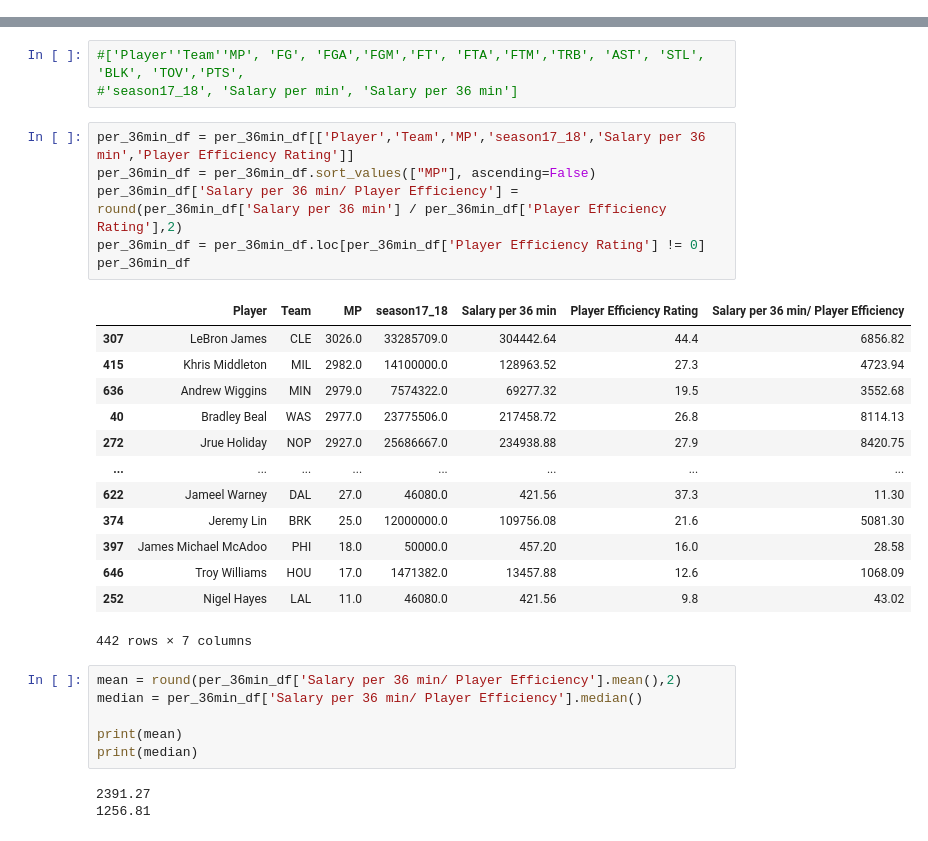
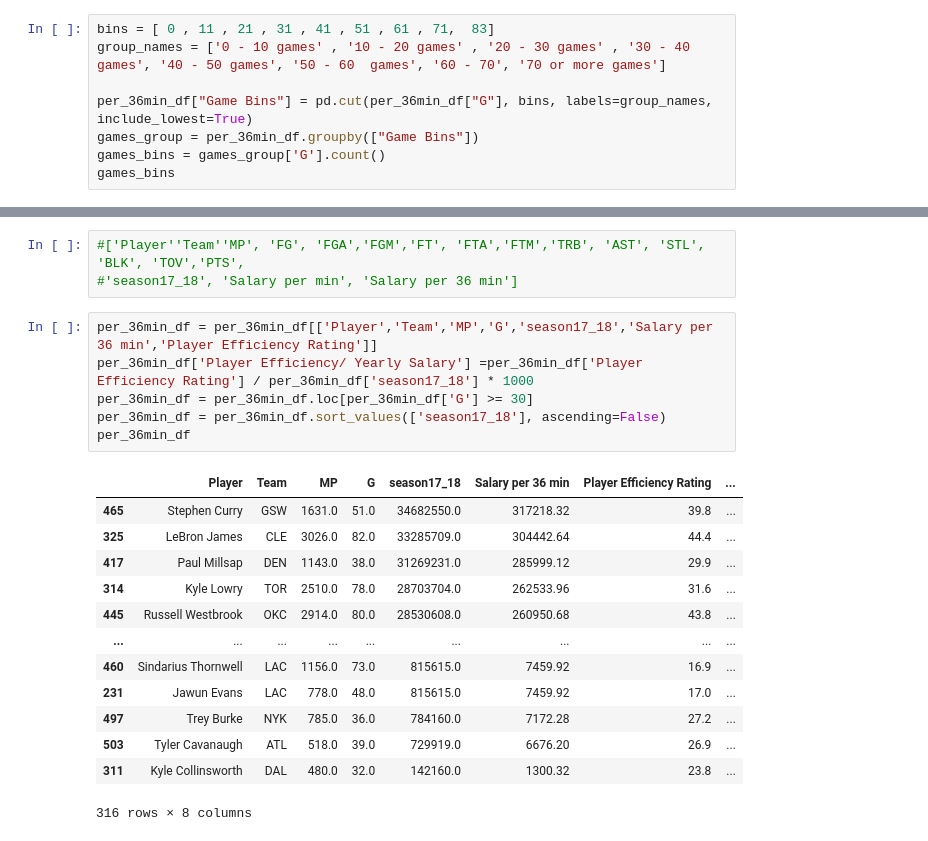
Before and after one commit to dinomolina/NBAstats_Project, a Jupyter notebook: NBA_Player_vs_Salary.ipynb, the cells around one changed output, grey strips where cells are left out. Saved outputs shown, nothing was run; the diff lists cells and outputs as text.

```diff
--- a/NBA_Player_vs_Salary.ipynb
+++ b/NBA_Player_vs_Salary.ipynb
@@ -67,0 +90,8 @@ per_36min_df.head()
+# %%
+bins = [ 0 , 11 , 21 , 31 , 41 , 51 , 61 , 71,  83]
+group_names = ['0 - 10 games' , '10 - 20 games' , '20 - 30 games' , '30 - 40 games', '40 - 50 games', '50 - 60  games', '60 - 70', '70 or more games']
+
+per_36min_df["Game Bins"] = pd.cut(per_36min_df["G"], bins, labels=group_names, include_lowest=True)
+games_group = per_36min_df.groupby(["Game Bins"])
+games_bins = games_group['G'].count()
+games_bins
@@ -69,31 +110,22 @@ per_36min_df.head()
 #['Player''Team''MP', 'FG', 'FGA','FGM','FT', 'FTA','FTM','TRB', 'AST', 'STL', 'BLK', 'TOV','PTS',
 #'season17_18', 'Salary per min', 'Salary per 36 min']
 # %%
-per_36min_df = per_36min_df[['Player','Team','MP','season17_18','Salary per 36 min','Player Efficiency Rating']]
-per_36min_df = per_36min_df.sort_values(["MP"], ascending=False)
-per_36min_df['Salary per 36 min/ Player Efficiency'] = round(per_36min_df['Salary per 36 min'] / per_36min_df['Player Efficiency Rating'],2)
-per_36min_df = per_36min_df.loc[per_36min_df['Player Efficiency Rating'] != 0]
+per_36min_df = per_36min_df[['Player','Team','MP','G','season17_18','Salary per 36 min','Player Efficiency Rating']]
+per_36min_df['Player Efficiency/ Yearly Salary'] =per_36min_df['Player Efficiency Rating'] / per_36min_df['season17_18'] * 1000
+per_36min_df = per_36min_df.loc[per_36min_df['G'] >= 30]
+per_36min_df = per_36min_df.sort_values(['season17_18'], ascending=False)
 per_36min_df
 # %% [output]
-|  | Player | Team | MP | season17_18 | Salary per 36 min | Player Efficiency Rating | Salary per 36 min/ Player Efficiency |
-| 307 | LeBron James | CLE | 3026.0 | 33285709.0 | 304442.64 | 44.4 | 6856.82 |
-| 415 | Khris Middleton | MIL | 2982.0 | 14100000.0 | 128963.52 | 27.3 | 4723.94 |
-| 636 | Andrew Wiggins | MIN | 2979.0 | 7574322.0 | 69277.32 | 19.5 | 3552.68 |
-| 40 | Bradley Beal | WAS | 2977.0 | 23775506.0 | 217458.72 | 26.8 | 8114.13 |
-| 272 | Jrue Holiday | NOP | 2927.0 | 25686667.0 | 234938.88 | 27.9 | 8420.75 |
-| ... | ... | ... | ... | ... | ... | ... | ... |
-| 622 | Jameel Warney | DAL | 27.0 | 46080.0 | 421.56 | 37.3 | 11.30 |
-| 374 | Jeremy Lin | BRK | 25.0 | 12000000.0 | 109756.08 | 21.6 | 5081.30 |
-| 397 | James Michael McAdoo | PHI | 18.0 | 50000.0 | 457.20 | 16.0 | 28.58 |
-| 646 | Troy Williams | HOU | 17.0 | 1471382.0 | 13457.88 | 12.6 | 1068.09 |
-| 252 | Nigel Hayes | LAL | 11.0 | 46080.0 | 421.56 | 9.8 | 43.02 |
+|  | Player | Team | MP | G | season17_18 | Salary per 36 min | Player Efficiency Rating | ... |
+| 465 | Stephen Curry | GSW | 1631.0 | 51.0 | 34682550.0 | 317218.32 | 39.8 | ... |
+| 325 | LeBron James | CLE | 3026.0 | 82.0 | 33285709.0 | 304442.64 | 44.4 | ... |
+| 417 | Paul Millsap | DEN | 1143.0 | 38.0 | 31269231.0 | 285999.12 | 29.9 | ... |
+| 314 | Kyle Lowry | TOR | 2510.0 | 78.0 | 28703704.0 | 262533.96 | 31.6 | ... |
+| 445 | Russell Westbrook | OKC | 2914.0 | 80.0 | 28530608.0 | 260950.68 | 43.8 | ... |
+| ... | ... | ... | ... | ... | ... | ... | ... | ... |
+| 460 | Sindarius Thornwell | LAC | 1156.0 | 73.0 | 815615.0 | 7459.92 | 16.9 | ... |
+| 231 | Jawun Evans | LAC | 778.0 | 48.0 | 815615.0 | 7459.92 | 17.0 | ... |
+| 497 | Trey Burke | NYK | 785.0 | 36.0 | 784160.0 | 7172.28 | 27.2 | ... |
+| 503 | Tyler Cavanaugh | ATL | 518.0 | 39.0 | 729919.0 | 6676.20 | 26.9 | ... |
+| 311 | Kyle Collinsworth | DAL | 480.0 | 32.0 | 142160.0 | 1300.32 | 23.8 | ... |
-442 rows × 7 columns
+316 rows × 8 columns
-# %%
-mean = round(per_36min_df['Salary per 36 min/ Player Efficiency'].mean(),2)
-median = per_36min_df['Salary per 36 min/ Player Efficiency'].median()
-
-print(mean)
-print(median)
-# %% [output]
-2391.27
-1256.81
```
Also changed, not shown: parts of 17 cells of this notebook, 2 other files.
